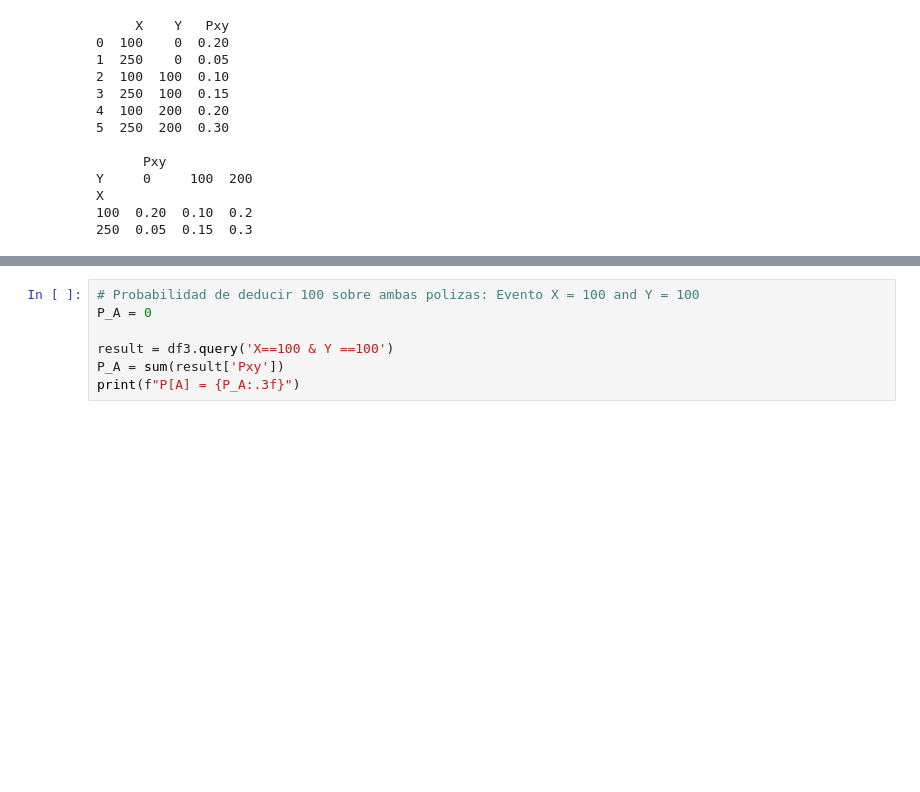
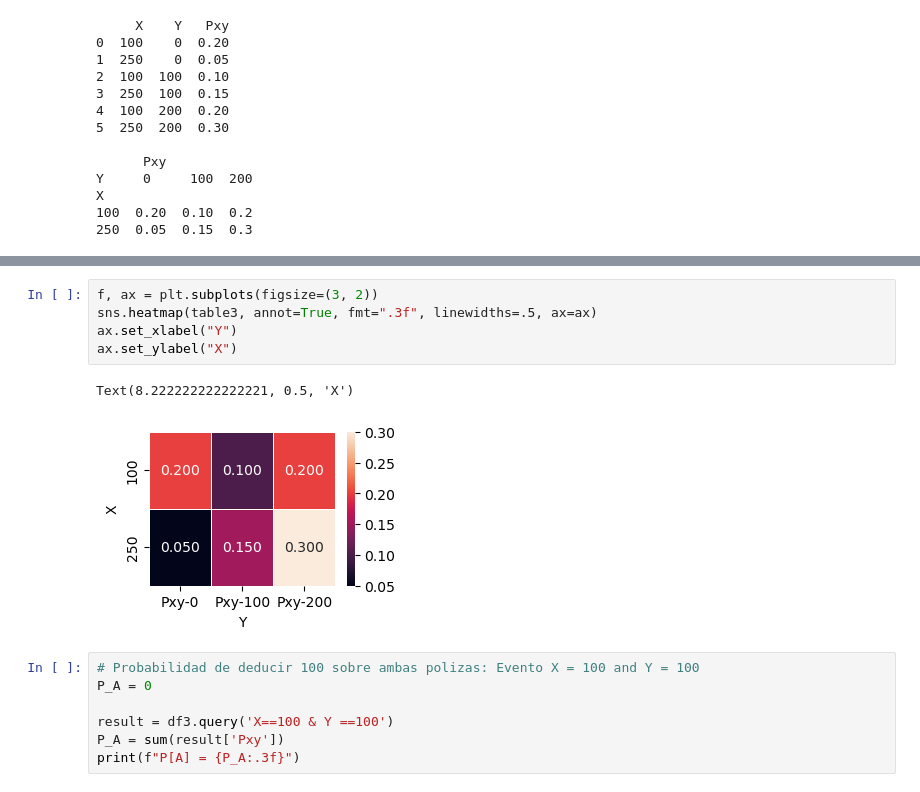
Before and after one commit to estocasticos-udem/curso_2023-1, a Jupyter notebook: probabilidad_conjunta/test.ipynb, the cells around one changed output, grey strips where cells are left out. Saved outputs shown, nothing was run; the diff lists cells and outputs as text; blank space fills up the shorter version.

```diff
--- a/probabilidad_conjunta/test.ipynb
+++ b/probabilidad_conjunta/test.ipynb
@@ -315,3 +322,11 @@ X
+# %%
+f, ax = plt.subplots(figsize=(3, 2))
+sns.heatmap(table3, annot=True, fmt=".3f", linewidths=.5, ax=ax)
+ax.set_xlabel("Y")
+ax.set_ylabel("X")
+# %% [output]
+Text(8.222222222222221, 0.5, 'X')
+[figure, added]
 # %%
 # Probabilidad de deducir 100 sobre ambas polizas: Evento X = 100 and Y = 100
 P_A = 0
```
Also changed, not shown: parts of 7 cells of this notebook.
